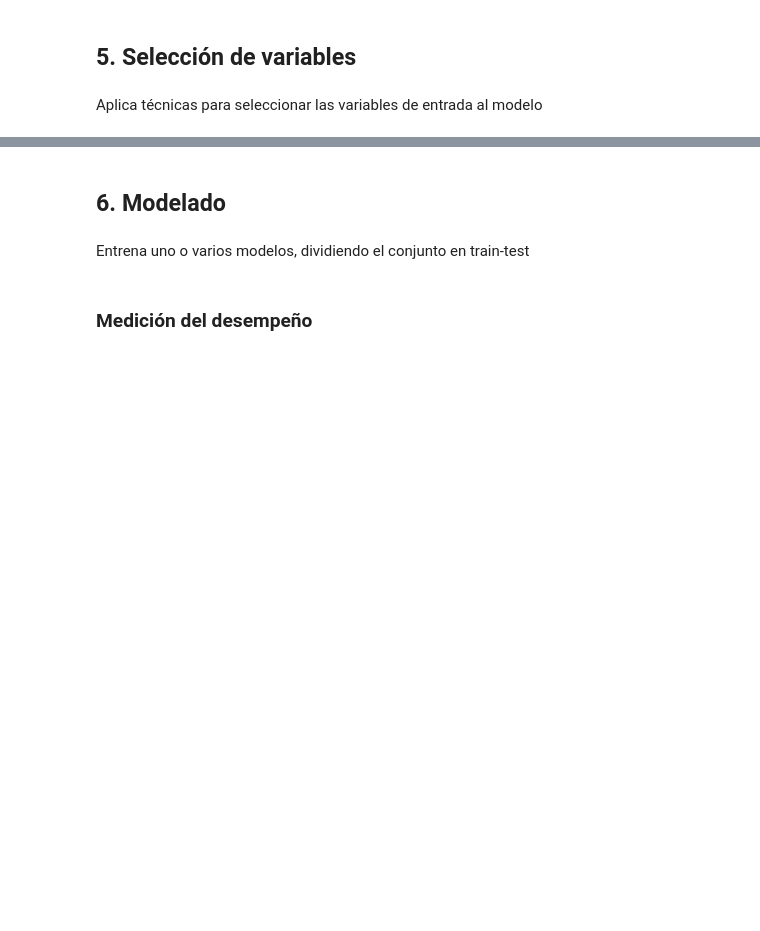
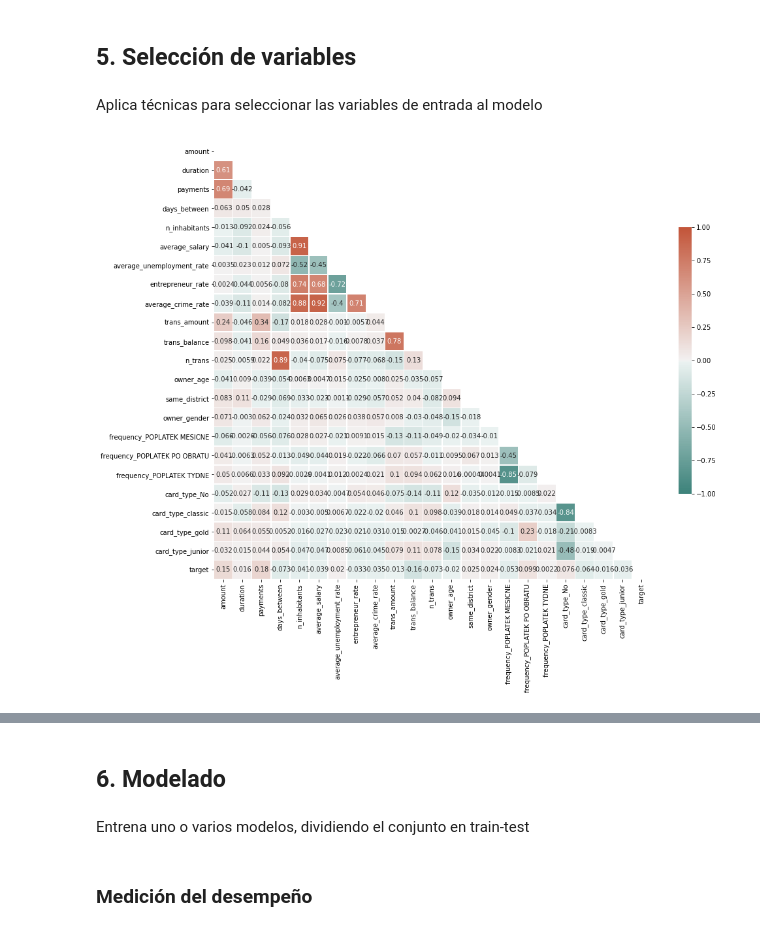
Before and after one commit to rafazamb/DS_PT_ENE21, a Jupyter notebook: 2-Machine_Learning/Casos Prácticos/Detección de impagos.ipynb, the cells around one changed output, grey strips where cells are left out. Drawn from its saved outputs; the diff is of its cells as text; code cells hidden in the pictures; blank space fills up the shorter version.

```diff
--- a/2-Machine_Learning/Casos Prácticos/Detección de impagos.ipynb
+++ b/2-Machine_Learning/Casos Prácticos/Detección de impagos.ipynb
@@ -286,2 +359,8 @@ Une la tabla anterior con la general
 # %% [markdown]
 ### Tablón final
+# %%
+df_ml = df[['amount', 'duration', 'payments', 'days_between', 'n_inhabitants',
+            'average_salary', 'average_unemployment_rate', 'entrepreneur_rate',
+            'average_crime_rate','trans_amount','trans_balance',
+            'n_trans', 'owner_age',
+            'frequency', 'card_type', 'same_district', 'owner_gender', 'target']]
@@ -290,3 +399,9 @@ Une la tabla anterior con la general
 ## 3. Transformaciones
 # %% [markdown]
 Convierte las categóricas mediante one-hot encoding
+# %%
+df_ml2 = pd.get_dummies(df_ml,columns=['frequency','card_type'])
+df_ml2['same_district'] = df_ml2.same_district.astype('int')
+df_ml2['target'] = df_ml2.target.astype('int')
+df_ml2['owner_gender'] = df_ml2.owner_gender.map({'F':1, 'M':0})
+df_ml2.head()
@@ -293,3 +429,6 @@ Convierte las categóricas mediante one-hot encoding
 # %% [markdown]
 <a name='train-test'></a>
 ## 4. División train-test
+# %%
+X = df_ml2.drop(columns=['target'])
+y = df_ml2['target']
@@ -295,0 +437,2 @@ Convierte las categóricas mediante one-hot encoding
+# %%
+X_train, X_test, y_train, y_test = train_test_split(X,y,test_size=0.3,random_state=1,stratify=y)
@@ -298,3 +451,23 @@ Convierte las categóricas mediante one-hot encoding
 ## 5. Selección de variables
 # %% [markdown]
 Aplica técnicas para seleccionar las variables de entrada al modelo
+# %%
+import seaborn as sns
+import matplotlib.pyplot as plt
+import pandas as pd
+import numpy as np
+
+correlation = pd.concat([X_train,y_train],axis=1).corr()
+
+mask = np.zeros_like(correlation, dtype=bool)
+mask[np.triu_indices_from(mask)] = True
+
+f, ax = plt.subplots(figsize=(15, 15))
+
+cmap = sns.diverging_palette(180, 20, as_cmap=True)
+sns.heatmap(correlation, mask=mask, cmap=cmap, vmax=1, vmin =-1, center=0,
+            square=True, linewidths=.5, cbar_kws={"shrink": .5}, annot=True)
+
+plt.show()
+# %% [output]
+[figure, added]
```
Also changed, not shown: parts of 14 cells of this notebook.
